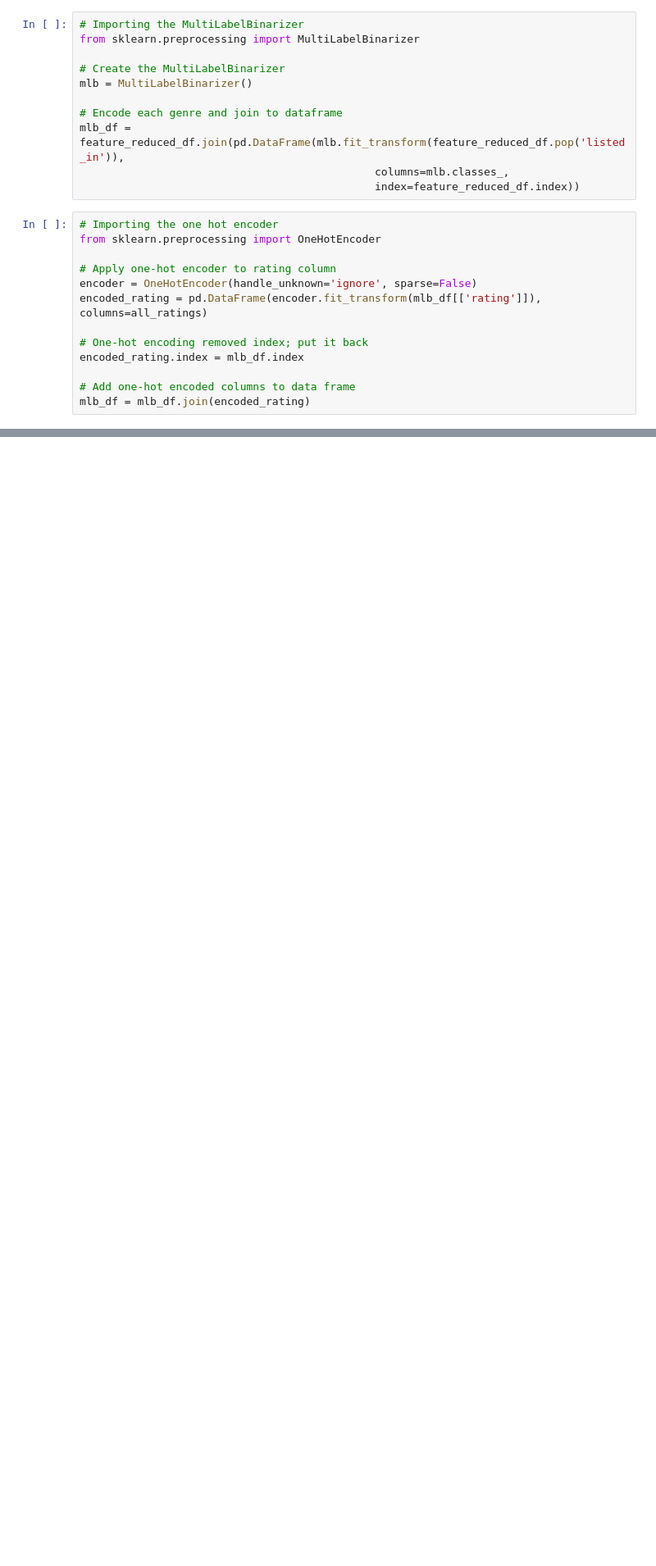
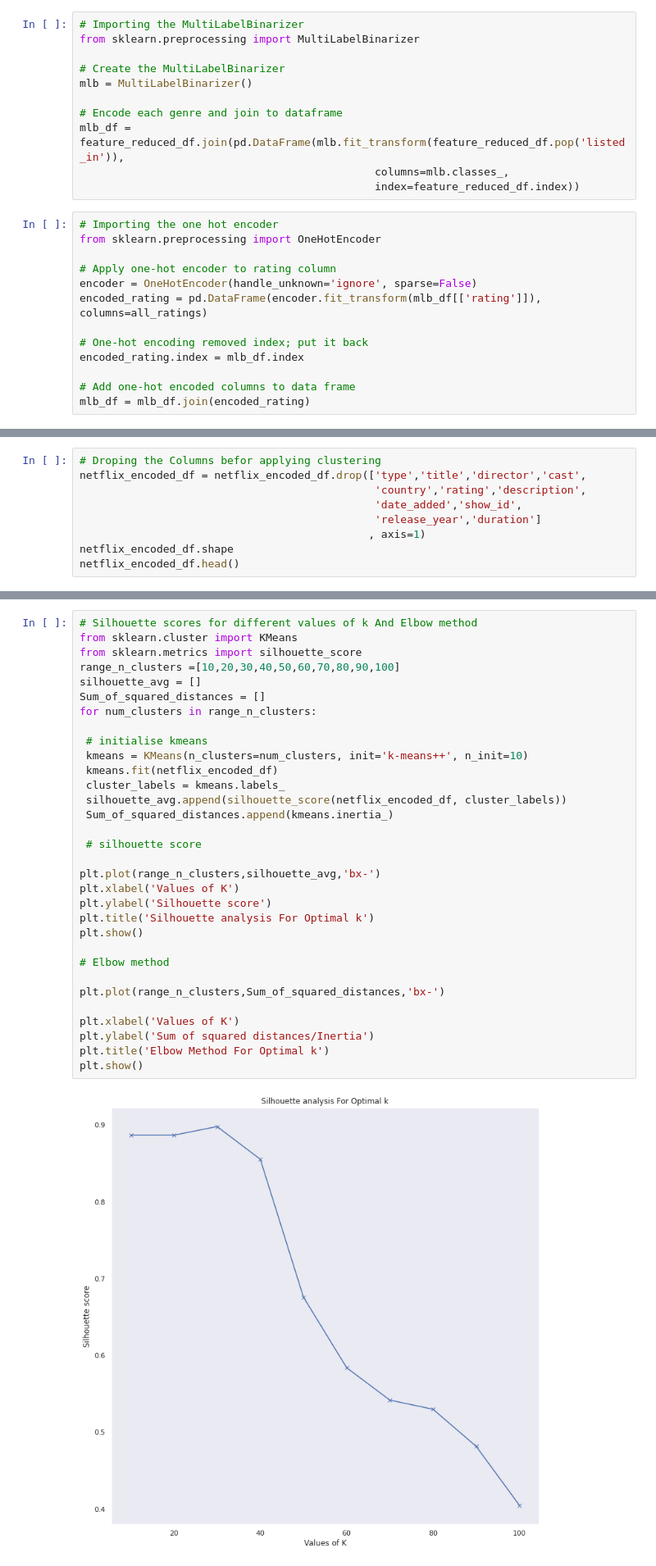
Before and after one commit to Debabarata308/Netflix-Movies-and-TV-Shows-Clustering, a Jupyter notebook: Copy_of_Copy_of_NETFLIX_MOVIES_AND_TV_SHOWS_CLUSTERING.ipynb, the cells around one changed output, grey strips where cells are left out. Shown at 82% size. Drawn from its saved outputs; the diff is of its cells as text; blank space fills up the shorter version.

```diff
--- a/Copy_of_Copy_of_NETFLIX_MOVIES_AND_TV_SHOWS_CLUSTERING.ipynb
+++ b/Copy_of_Copy_of_NETFLIX_MOVIES_AND_TV_SHOWS_CLUSTERING.ipynb
@@ -1336,0 +1346,9 @@ Successfully installed category-encoders-2.4.0
+# %%
+# Droping the Columns befor applying clustering
+netflix_encoded_df = netflix_encoded_df.drop(['type','title','director','cast',
+                                              'country','rating','description',
+                                              'date_added','show_id',
+                                              'release_year','duration']
+                                             , axis=1)
+netflix_encoded_df.shape
+netflix_encoded_df.head()
@@ -1336,0 +1365,34 @@ Successfully installed category-encoders-2.4.0
+# %%
+# Silhouette scores for different values of k And Elbow method
+from sklearn.cluster import KMeans
+from sklearn.metrics import silhouette_score
+range_n_clusters =[10,20,30,40,50,60,70,80,90,100]
+silhouette_avg = []
+Sum_of_squared_distances = []
+for num_clusters in range_n_clusters:
+
+ # initialise kmeans
+ kmeans = KMeans(n_clusters=num_clusters, init='k-means++', n_init=10)
+ kmeans.fit(netflix_encoded_df)
+ cluster_labels = kmeans.labels_
+ silhouette_avg.append(silhouette_score(netflix_encoded_df, cluster_labels))
+ Sum_of_squared_distances.append(kmeans.inertia_)
+
+ # silhouette score
+
+plt.plot(range_n_clusters,silhouette_avg,'bx-')
+plt.xlabel('Values of K')
+plt.ylabel('Silhouette score')
+plt.title('Silhouette analysis For Optimal k')
+plt.show()
+
+# Elbow method
+
+plt.plot(range_n_clusters,Sum_of_squared_distances,'bx-')
+
+plt.xlabel('Values of K')
+plt.ylabel('Sum of squared distances/Inertia')
+plt.title('Elbow Method For Optimal k')
+plt.show()
+# %% [output]
+[figure, added]
```
Also changed, not shown: parts of 23 cells of this notebook.
